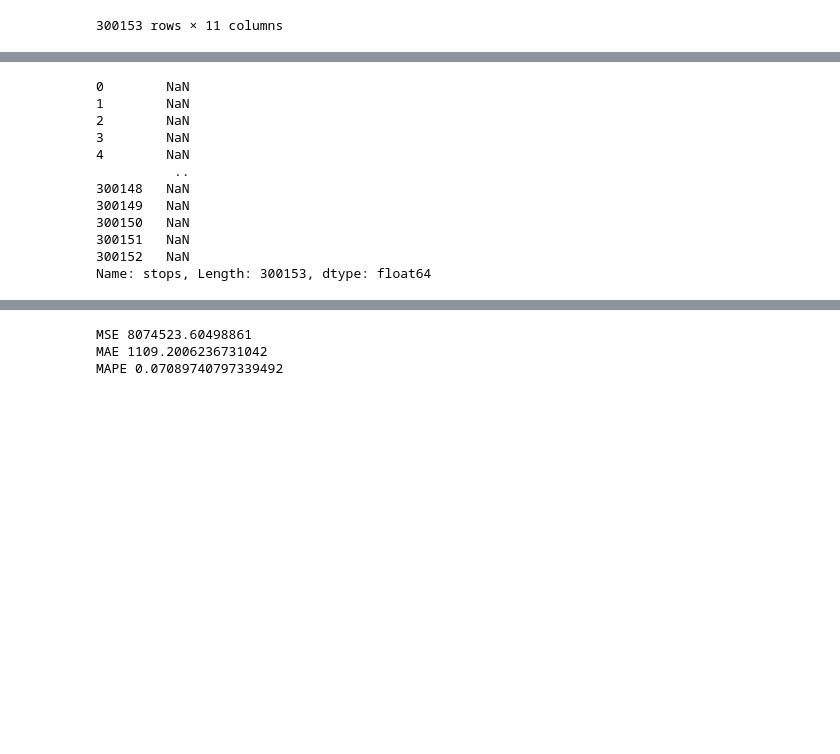
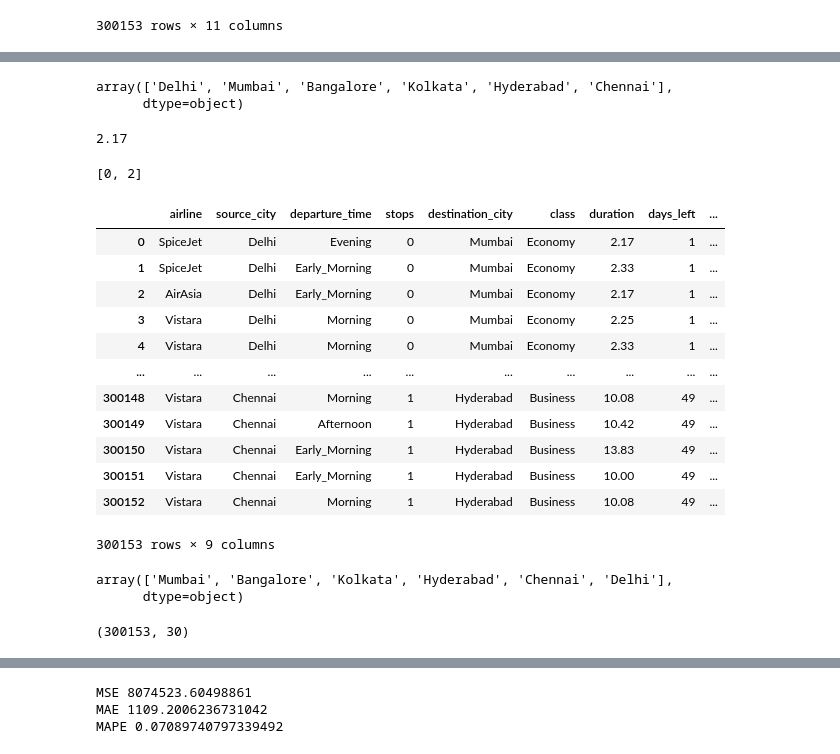
Before and after one commit to MSIA/2022-msia423-Zhao-Ruyang-Project, a Jupyter notebook: notebooks/develop/EDA.ipynb, the cells around one changed output, grey strips where cells are left out. Cells and saved outputs as stored; diff of their text form; code cells hidden in the pictures; blank space fills up the shorter version.

```diff
--- a/notebooks/develop/EDA.ipynb
+++ b/notebooks/develop/EDA.ipynb
@@ -91,20 +69,31 @@ df
 300153 rows × 11 columns
-# %%
-dic = {'zero': 0,
-       'one': 1,
-       'two_or_more': 2}
-data.stops = data.stops.map(dic)
-data['stops']
-# %% [output]
-0        NaN
-1        NaN
-2        NaN
-3        NaN
-4        NaN
-          ..
-300148   NaN
-300149   NaN
-300150   NaN
-300151   NaN
-300152   NaN
-Name: stops, Length: 300153, dtype: float64
+# %%
+data.source_city.unique()
+# %% [output]
+array(['Delhi', 'Mumbai', 'Bangalore', 'Kolkata', 'Hyderabad', 'Chennai'],
+      dtype=object)
+# %%
+np.array(data)[0,8]
+# %% [output]
+2.17
+# %%
+list(feature_indices)
+# %% [output]
+[0, 2]
+# %%
+test = data.drop(['flight', 'arrival_time'], axis=1)
+test
+# %% [output]
+|  | airline | source_city | departure_time | stops | destination_city | class | duration | days_left | ... |
+| 0 | SpiceJet | Delhi | Evening | 0 | Mumbai | Economy | 2.17 | 1 | ... |
+| 1 | SpiceJet | Delhi | Early_Morning | 0 | Mumbai | Economy | 2.33 | 1 | ... |
+| 2 | AirAsia | Delhi | Early_Morning | 0 | Mumbai | Economy | 2.17 | 1 | ... |
+| 3 | Vistara | Delhi | Morning | 0 | Mumbai | Economy | 2.25 | 1 | ... |
+| 4 | Vistara | Delhi | Morning | 0 | Mumbai | Economy | 2.33 | 1 | ... |
+| ... | ... | ... | ... | ... | ... | ... | ... | ... | ... |
+| 300148 | Vistara | Chennai | Morning | 1 | Hyderabad | Business | 10.08 | 49 | ... |
+| 300149 | Vistara | Chennai | Afternoon | 1 | Hyderabad | Business | 10.42 | 49 | ... |
+| 300150 | Vistara | Chennai | Early_Morning | 1 | Hyderabad | Business | 13.83 | 49 | ... |
+| 300151 | Vistara | Chennai | Early_Morning | 1 | Hyderabad | Business | 10.00 | 49 | ... |
+| 300152 | Vistara | Chennai | Morning | 1 | Hyderabad | Business | 10.08 | 49 | ... |
+300153 rows × 9 columns
@@ -110,0 +109,10 @@ Name: stops, Length: 300153, dtype: float64
+# %%
+test.destination_city.unique()
+# %% [output]
+array(['Mumbai', 'Bangalore', 'Kolkata', 'Hyderabad', 'Chennai', 'Delhi'],
+      dtype=object)
+# %%
+transed = transformer.fit_transform(test)
+transed.shape
+# %% [output]
+(300153, 30)
```
Also changed, not shown: parts of 18 cells of this notebook, 12 other files.
